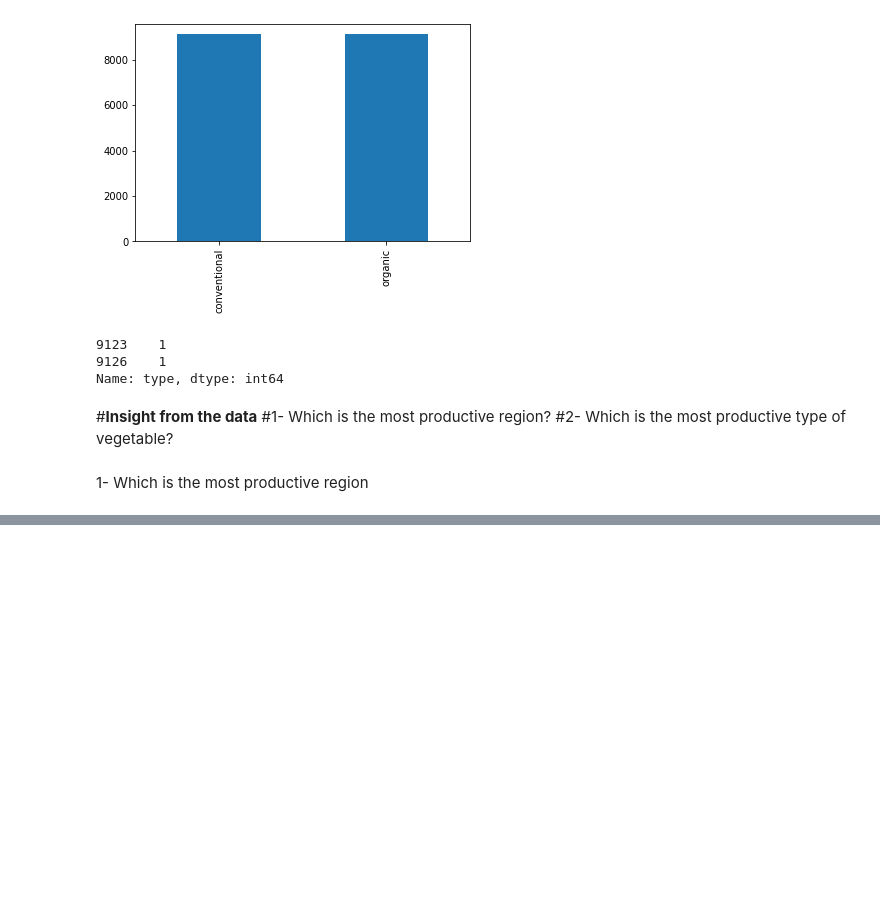
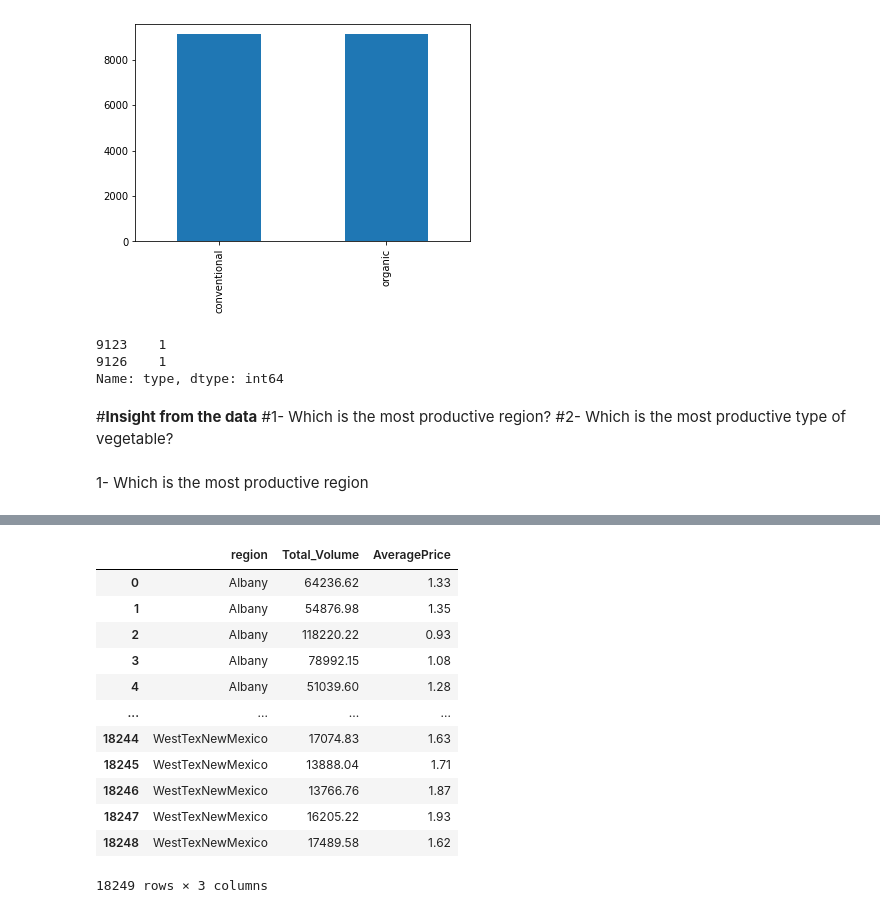
Before and after one commit to Ivanbh214/EDA, a Jupyter notebook: EDA.ipynb, the cells around one changed output, grey strips where cells are left out. Cells and saved outputs as stored; diff of their text form; code cells hidden in the pictures; blank space fills up the shorter version.

```diff
--- a/EDA.ipynb
+++ b/EDA.ipynb
@@ -210,0 +224,16 @@ df[region]
+# %%
+df_avocado[["region","Total_Volume","AveragePrice"]]
+# %% [output]
+|  | region | Total_Volume | AveragePrice |
+| 0 | Albany | 64236.62 | 1.33 |
+| 1 | Albany | 54876.98 | 1.35 |
+| 2 | Albany | 118220.22 | 0.93 |
+| 3 | Albany | 78992.15 | 1.08 |
+| 4 | Albany | 51039.60 | 1.28 |
+| ... | ... | ... | ... |
+| 18244 | WestTexNewMexico | 17074.83 | 1.63 |
+| 18245 | WestTexNewMexico | 13888.04 | 1.71 |
+| 18246 | WestTexNewMexico | 13766.76 | 1.87 |
+| 18247 | WestTexNewMexico | 16205.22 | 1.93 |
+| 18248 | WestTexNewMexico | 17489.58 | 1.62 |
+18249 rows × 3 columns
```
Also changed, not shown: parts of 10 cells of this notebook.
